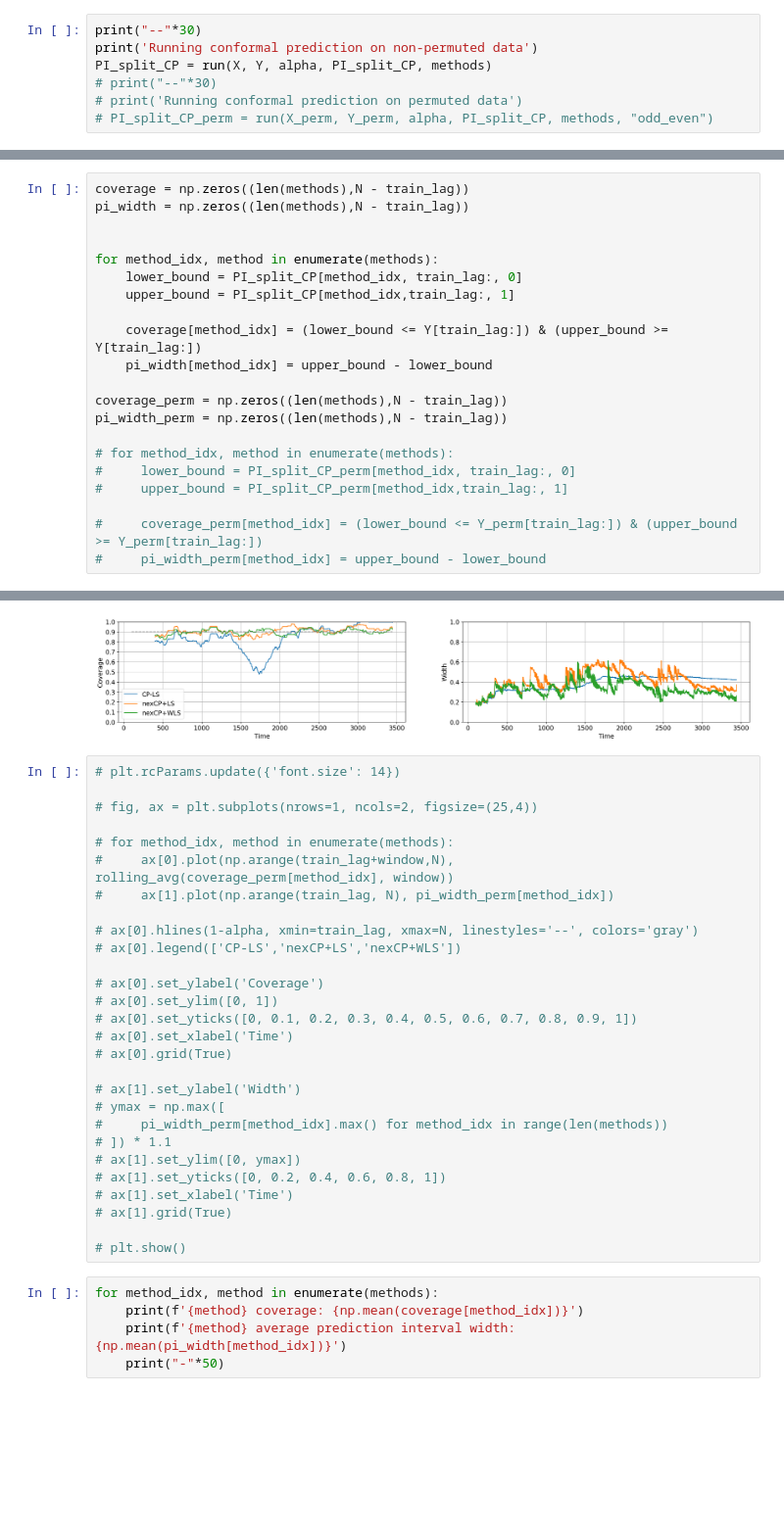
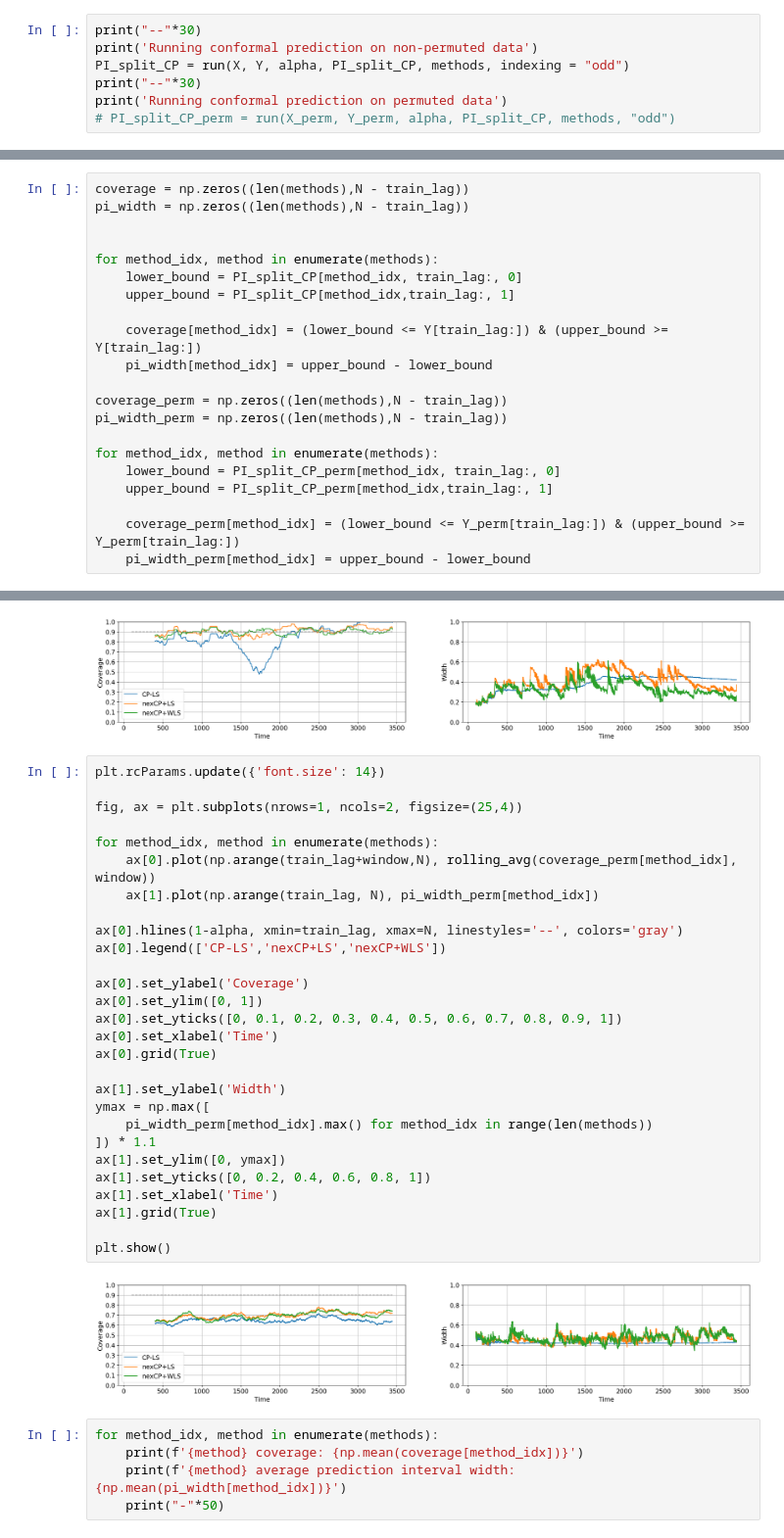
Before and after one commit to igorpradhan/RLRW-NonExchangeable-Conformal-Prediction, a Jupyter notebook: Replication/elec2_replicaton.ipynb, the cells around one changed output, grey strips where cells are left out. Shown: that part at 98% size. Saved outputs shown, nothing was run; the diff lists cells and outputs as text; blank space fills up the shorter version.

```diff
--- a/Replication/elec2.ipynb
+++ b/Replication/elec2_replicaton.ipynb
@@ -159,10 +159,10 @@ PI_split_CP[:, :train_lag, 1] = np.inf
 # %%
 print("--"*30)
 print('Running conformal prediction on non-permuted data')
-PI_split_CP = run(X, Y, alpha, PI_split_CP, methods)
-# print("--"*30)
-# print('Running conformal prediction on permuted data')
-# PI_split_CP_perm = run(X_perm, Y_perm, alpha, PI_split_CP, methods, "odd_even")
+PI_split_CP = run(X, Y, alpha, PI_split_CP, methods, indexing = "odd")
+print("--"*30)
+print('Running conformal prediction on permuted data')
+# PI_split_CP_perm = run(X_perm, Y_perm, alpha, PI_split_CP, methods, "odd")
 # %% [output]
 ------------------------------------------------------------
 Running conformal prediction on non-permuted data
@@ -181,12 +183,12 @@ for method_idx, method in enumerate(methods):
 coverage_perm = np.zeros((len(methods),N - train_lag))
 pi_width_perm = np.zeros((len(methods),N - train_lag))
 
-# for method_idx, method in enumerate(methods):
-#     lower_bound = PI_split_CP_perm[method_idx, train_lag:, 0]
-#     upper_bound = PI_split_CP_perm[method_idx,train_lag:, 1]
+for method_idx, method in enumerate(methods):
+    lower_bound = PI_split_CP_perm[method_idx, train_lag:, 0]
+    upper_bound = PI_split_CP_perm[method_idx,train_lag:, 1]
 
-#     coverage_perm[method_idx] = (lower_bound <= Y_perm[train_lag:]) & (upper_bound >= Y_perm[train_lag:])
-#     pi_width_perm[method_idx] = upper_bound - lower_bound
+    coverage_perm[method_idx] = (lower_bound <= Y_perm[train_lag:]) & (upper_bound >= Y_perm[train_lag:])
+    pi_width_perm[method_idx] = upper_bound - lower_bound
 # %%
 plt.rcParams.update({'font.size': 14})
 
@@ -223,33 +225,35 @@ plt.show()
 # %% [output]
 [figure]
 # %%
-# plt.rcParams.update({'font.size': 14})
+plt.rcParams.update({'font.size': 14})
 
-# fig, ax = plt.subplots(nrows=1, ncols=2, figsize=(25,4))
+fig, ax = plt.subplots(nrows=1, ncols=2, figsize=(25,4))
 
-# for method_idx, method in enumerate(methods):
-#     ax[0].plot(np.arange(train_lag+window,N), rolling_avg(coverage_perm[method_idx], window))
-#     ax[1].plot(np.arange(train_lag, N), pi_width_perm[method_idx])
+for method_idx, method in enumerate(methods):
+    ax[0].plot(np.arange(train_lag+window,N), rolling_avg(coverage_perm[method_idx], window))
+    ax[1].plot(np.arange(train_lag, N), pi_width_perm[method_idx])
 
-# ax[0].hlines(1-alpha, xmin=train_lag, xmax=N, linestyles='--', colors='gray')
-# ax[0].legend(['CP-LS','nexCP+LS','nexCP+WLS'])
+ax[0].hlines(1-alpha, xmin=train_lag, xmax=N, linestyles='--', colors='gray')
+ax[0].legend(['CP-LS','nexCP+LS','nexCP+WLS'])
 
-# ax[0].set_ylabel('Coverage')
-# ax[0].set_ylim([0, 1])
-# ax[0].set_yticks([0, 0.1, 0.2, 0.3, 0.4, 0.5, 0.6, 0.7, 0.8, 0.9, 1])
-# ax[0].set_xlabel('Time')
-# ax[0].grid(True)
+ax[0].set_ylabel('Coverage')
+ax[0].set_ylim([0, 1])
+ax[0].set_yticks([0, 0.1, 0.2, 0.3, 0.4, 0.5, 0.6, 0.7, 0.8, 0.9, 1])
+ax[0].set_xlabel('Time')
+ax[0].grid(True)
 
-# ax[1].set_ylabel('Width')
-# ymax = np.max([
-#     pi_width_perm[method_idx].max() for method_idx in range(len(methods))
-# ]) * 1.1
-# ax[1].set_ylim([0, ymax])
-# ax[1].set_yticks([0, 0.2, 0.4, 0.6, 0.8, 1])
-# ax[1].set_xlabel('Time')
-# ax[1].grid(True)
+ax[1].set_ylabel('Width')
+ymax = np.max([
+    pi_width_perm[method_idx].max() for method_idx in range(len(methods))
+]) * 1.1
+ax[1].set_ylim([0, ymax])
+ax[1].set_yticks([0, 0.2, 0.4, 0.6, 0.8, 1])
+ax[1].set_xlabel('Time')
+ax[1].grid(True)
 
-# plt.show()
+plt.show()
+# %% [output]
+[figure, added]
 # %%
 for method_idx, method in enumerate(methods):
     print(f'{method} coverage: {np.mean(coverage[method_idx])}')
```
Also changed, not shown: parts of 2 cells of this notebook, 1 other file.
